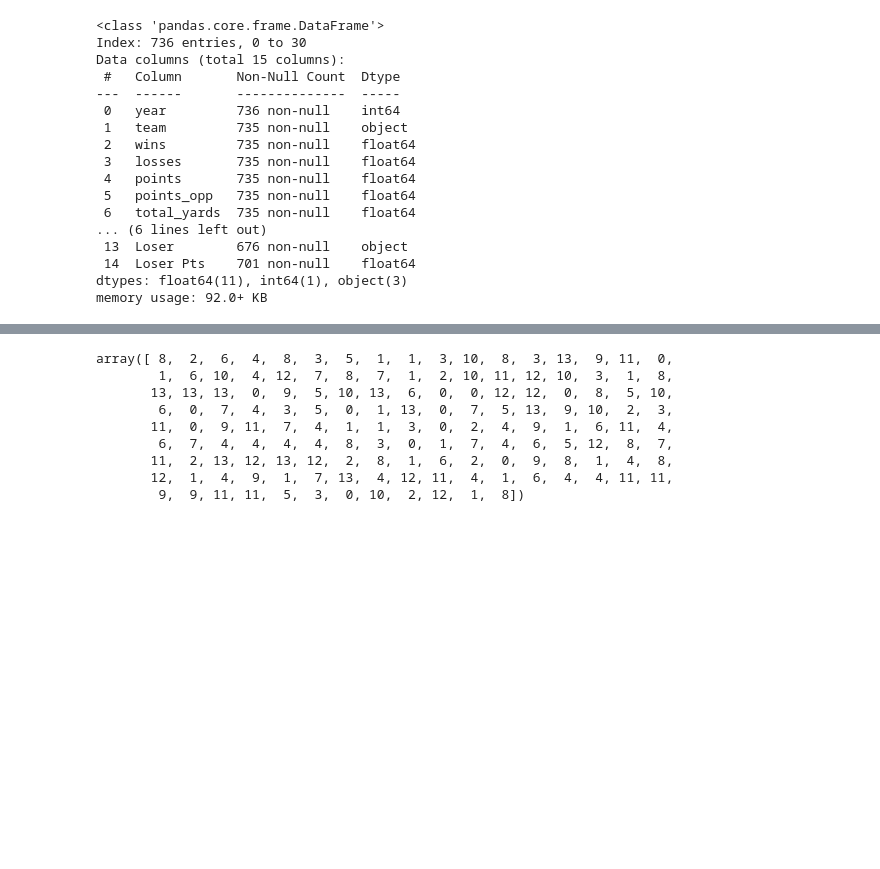
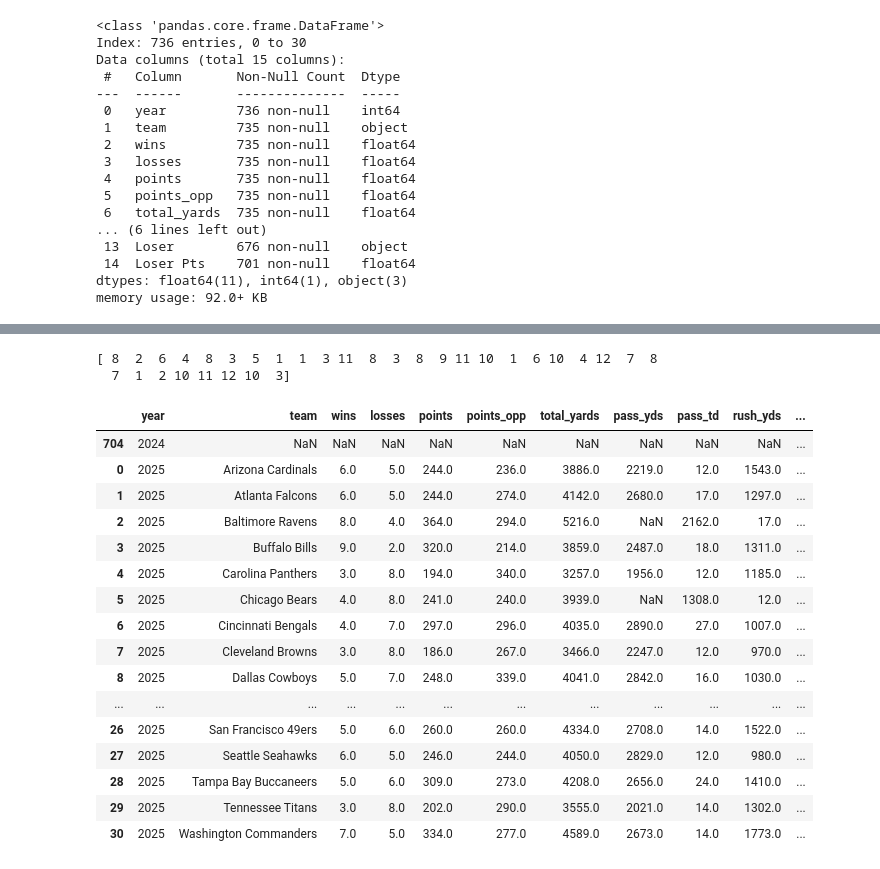
Before and after one commit to tuckerbrown5/AI-Final, a Jupyter notebook: AI_Final_Project.ipynb, the cells around one changed output, grey strips where cells are left out. Cells and saved outputs as stored; diff of their text form; code cells hidden in the pictures; blank space fills up the shorter version.

```diff
--- a/AI_Final_Project.ipynb
+++ b/AI_Final_Project.ipynb
@@ -362,12 +362,23 @@ result
-# %%
-prediction2
-# %% [output]
-array([ 8,  2,  6,  4,  8,  3,  5,  1,  1,  3, 10,  8,  3, 13,  9, 11,  0,
-        1,  6, 10,  4, 12,  7,  8,  7,  1,  2, 10, 11, 12, 10,  3,  1,  8,
-       13, 13, 13,  0,  9,  5, 10, 13,  6,  0,  0, 12, 12,  0,  8,  5, 10,
-        6,  0,  7,  4,  3,  5,  0,  1, 13,  0,  7,  5, 13,  9, 10,  2,  3,
-       11,  0,  9, 11,  7,  4,  1,  1,  3,  0,  2,  4,  9,  1,  6, 11,  4,
-        6,  7,  4,  4,  4,  4,  8,  3,  0,  1,  7,  4,  6,  5, 12,  8,  7,
-       11,  2, 13, 12, 13, 12,  2,  8,  1,  6,  2,  0,  9,  8,  1,  4,  8,
-       12,  1,  4,  9,  1,  7, 13,  4, 12, 11,  4,  1,  6,  4,  4, 11, 11,
-        9,  9, 11, 11,  5,  3,  0, 10,  2, 12,  1,  8])
+# %%
+print(prediction2)
+df4.tail(32)
+# %% [output]
+[ 8  2  6  4  8  3  5  1  1  3 11  8  3  8  9 11 10  1  6 10  4 12  7  8
+  7  1  2 10 11 12 10  3]
+|  | year | team | wins | losses | points | points_opp | total_yards | pass_yds | pass_td | rush_yds | ... |
+| 704 | 2024 | NaN | NaN | NaN | NaN | NaN | NaN | NaN | NaN | NaN | ... |
+| 0 | 2025 | Arizona Cardinals | 6.0 | 5.0 | 244.0 | 236.0 | 3886.0 | 2219.0 | 12.0 | 1543.0 | ... |
+| 1 | 2025 | Atlanta Falcons | 6.0 | 5.0 | 244.0 | 274.0 | 4142.0 | 2680.0 | 17.0 | 1297.0 | ... |
+| 2 | 2025 | Baltimore Ravens | 8.0 | 4.0 | 364.0 | 294.0 | 5216.0 | NaN | 2162.0 | 17.0 | ... |
+| 3 | 2025 | Buffalo Bills | 9.0 | 2.0 | 320.0 | 214.0 | 3859.0 | 2487.0 | 18.0 | 1311.0 | ... |
+| 4 | 2025 | Carolina Panthers | 3.0 | 8.0 | 194.0 | 340.0 | 3257.0 | 1956.0 | 12.0 | 1185.0 | ... |
+| 5 | 2025 | Chicago Bears | 4.0 | 8.0 | 241.0 | 240.0 | 3939.0 | NaN | 1308.0 | 12.0 | ... |
+| 6 | 2025 | Cincinnati Bengals | 4.0 | 7.0 | 297.0 | 296.0 | 4035.0 | 2890.0 | 27.0 | 1007.0 | ... |
+| 7 | 2025 | Cleveland Browns | 3.0 | 8.0 | 186.0 | 267.0 | 3466.0 | 2247.0 | 12.0 | 970.0 | ... |
+| 8 | 2025 | Dallas Cowboys | 5.0 | 7.0 | 248.0 | 339.0 | 4041.0 | 2842.0 | 16.0 | 1030.0 | ... |
+| ... | ... | ... | ... | ... | ... | ... | ... | ... | ... | ... | ... |
+| 26 | 2025 | San Francisco 49ers | 5.0 | 6.0 | 260.0 | 260.0 | 4334.0 | 2708.0 | 14.0 | 1522.0 | ... |
+| 27 | 2025 | Seattle Seahawks | 6.0 | 5.0 | 246.0 | 244.0 | 4050.0 | 2829.0 | 12.0 | 980.0 | ... |
+| 28 | 2025 | Tampa Bay Buccaneers | 5.0 | 6.0 | 309.0 | 273.0 | 4208.0 | 2656.0 | 24.0 | 1410.0 | ... |
+| 29 | 2025 | Tennessee Titans | 3.0 | 8.0 | 202.0 | 290.0 | 3555.0 | 2021.0 | 14.0 | 1302.0 | ... |
+| 30 | 2025 | Washington Commanders | 7.0 | 5.0 | 334.0 | 277.0 | 4589.0 | 2673.0 | 14.0 | 1773.0 | ... |
```
Also changed, not shown: parts of 1 cell of this notebook.
